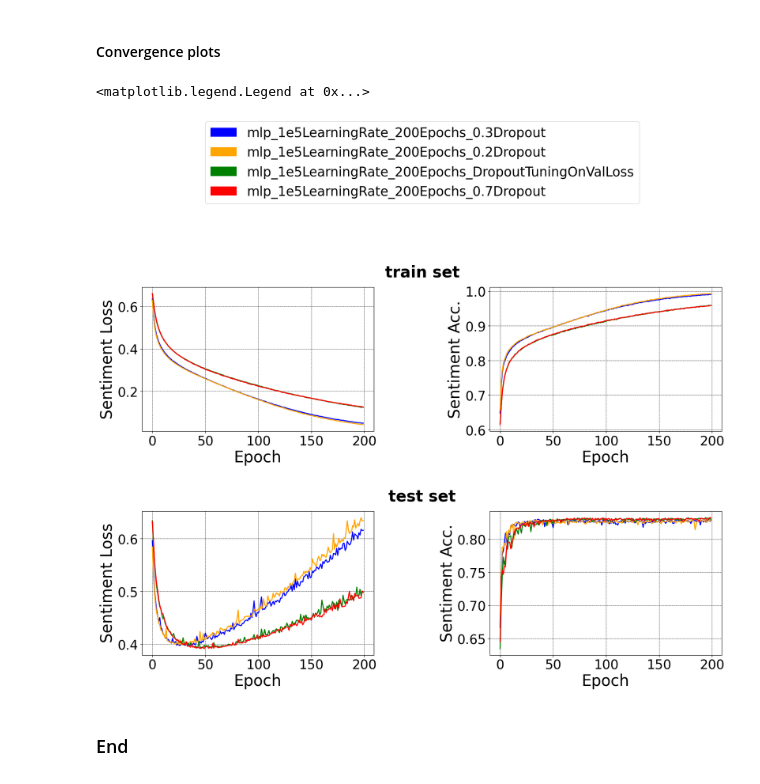
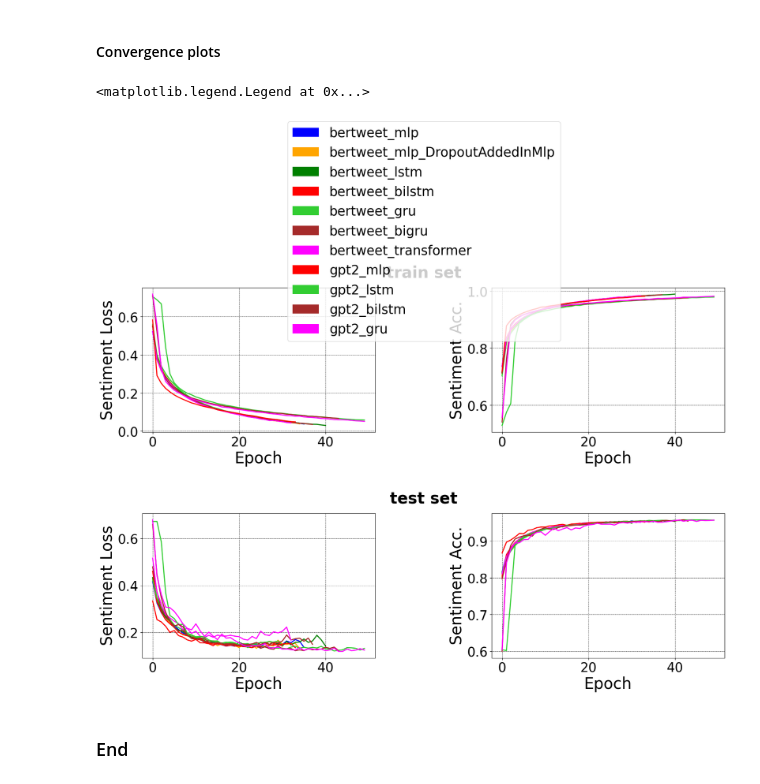
Before and after one commit to shashgpt/covid_19_twitter_SIGIR2024, a Jupyter notebook: analysis.ipynb, the cells around one changed output. Saved outputs shown, nothing was run; the diff lists cells and outputs as text; code cells hidden in the pictures.

```diff
--- a/analysis.ipynb
+++ b/analysis.ipynb
@@ -371,7 +435,7 @@ params = {'figure.titlesize':30,
 plt.rcParams.update(params)
 
 #Models
-MODELS = FLAT_CLASSIFIERS
+MODELS = CWE
 # fig_legend, ax_legend = plt.subplots(figsize=(20,5))
 fig_train, ax_train = plt.subplots(1, 2, figsize=(20, 5), gridspec_kw={"wspace":0.5})
 fig_test, ax_test = plt.subplots(1, 2, figsize=(20, 5), gridspec_kw={"wspace":0.5})
@@ -381,12 +445,17 @@ ax_test[0].grid(color = 'black', linestyle = '--', linewidth = 0.5)
 ax_test[1].grid(color = 'black', linestyle = '--', linewidth = 0.5)
 
 colors = ["blue", "orange", "green", "red", "limegreen", "brown", "magenta", "red", "limegreen", "brown", "magenta"]
+colors = colors + colors
 legends = MODELS
 
 for index_2, model in enumerate(MODELS):
     color = colors[index_2]
-    with open("flat_classifiers/assets/training_history/"+model+".pickle", 'rb') as handle:
-        history = pickle.load(handle)
+    try:
+        with open("flat_classifiers/assets/training_history/"+model+".pickle", 'rb') as handle:
+            history = pickle.load(handle)
+    except:
+        with open("cwe/assets/training_history/"+model+".pickle", 'rb') as handle:
+            history = pickle.load(handle)
 
     history['train_dataset_loss_smoothed'] = smooth(history['loss'])
     history['train_dataset_accuracy_smoothed'] = smooth(history['accuracy'])
@@ -405,35 +474,35 @@ ax_train[0].set_ylabel('Sentiment Loss')
 ax_train[1].set_xlabel('Epoch')
 ax_train[1].set_ylabel('Sentiment Acc.')
 
 fig_test.suptitle("test set", x=0.5, y=1.0, weight="bold")
 ax_test[0].set_xlabel('Epoch')
 ax_test[0].set_ylabel('Sentiment Loss')
 ax_test[1].set_xlabel('Epoch')
 ax_test[1].set_ylabel('Sentiment Acc.')
 
 recs = []
 for i in range(len(colors)):
     recs.append(mpatches.Rectangle((0,0), 1, 1, fc=colors[i]))
 fig_train.legend(recs, legends, loc='upper center', bbox_to_anchor=(0.5, 1.8))
 
 # #RMM configurations
 # fig_rmm, ax_rmm = plt.subplots(figsize=(35, 7))
 # ax_rmm.grid(color = 'black', linestyle = '--', linewidth = 0.5)
 # for index, model in enumerate(FLAT_CLASSIFIERS):
 #     colors = ["blue", "orange", "green", "red", "limegreen", "brown", "magenta", "grey"]
 #     for index_2, model in enumerate(mask_model):
 #         color = colors[index_2]
 #         with open("mask_model/assets/training_history/"+model+".pickle", 'rb') as handle:
 #             history = pickle.load(handle)
 #         history['test_dataset_one_rule_mask_accuracy_smoothed'] = smooth(history['test_dataset_one_rule_mask_accuracy'])
 #         ax_rmm.plot(history['test_dataset_one_rule_mask_accuracy_smoothed'], color=color, linewidth=4)
 # ax_rmm.set_title('RMM classifiers')
 # ax_rmm.set_xlabel('Train epoch')
 # ax_rmm.set_ylabel('Rule-mask Acc.')
 # %% [output]
 <matplotlib.legend.Legend at 0x...>
-[figure, old version]
+[figure, new version]
-[figure, old version]
+[figure, new version]
 # %% [markdown]
 ### End ###
 # %% [markdown]
```
Also changed, not shown: parts of 17 cells of this notebook, 15 other files.
